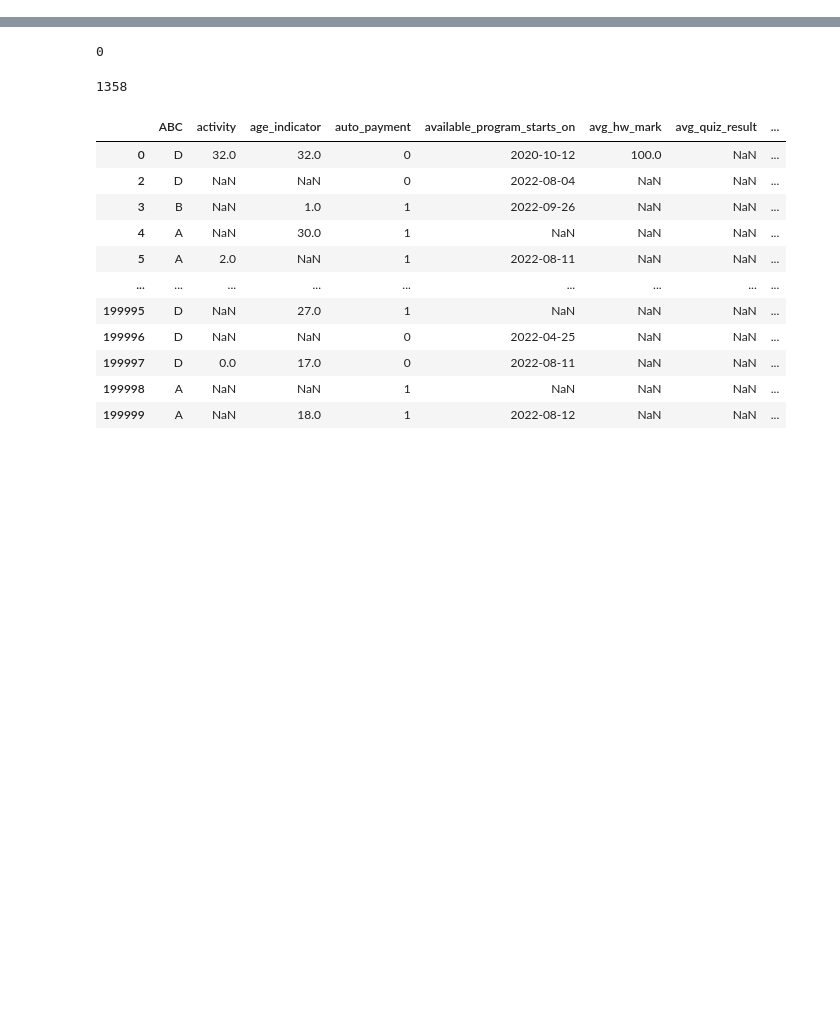
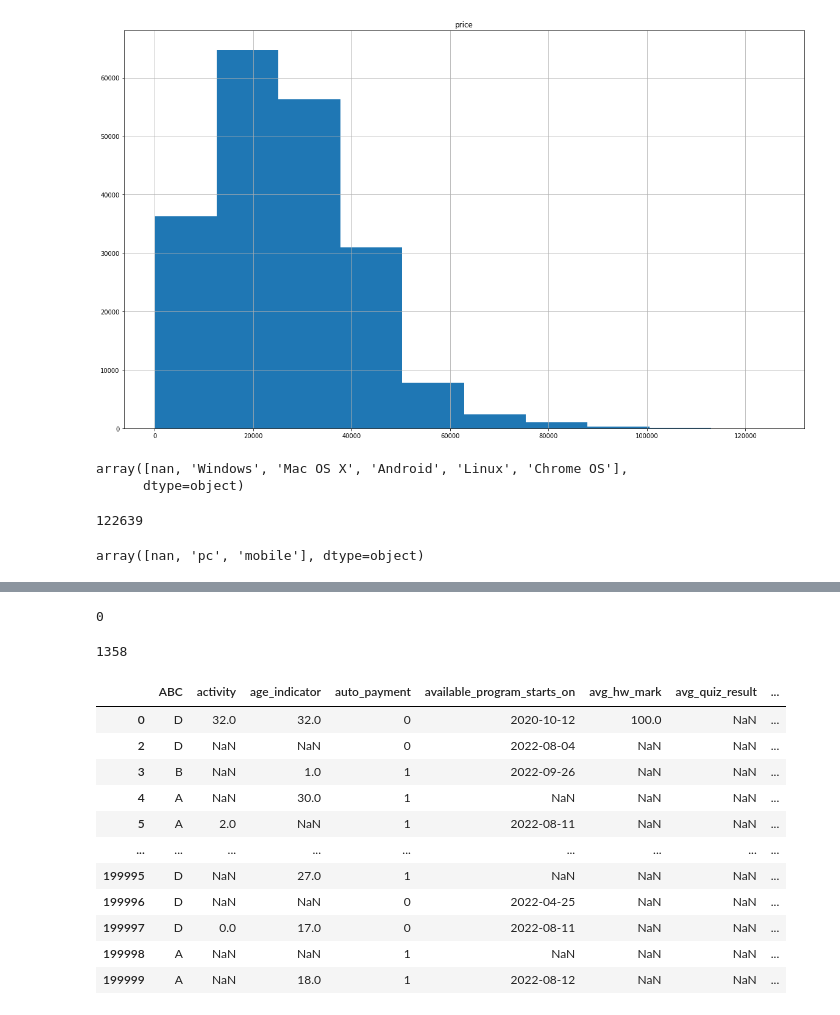
Before and after one commit to endovitskayaV/netology, a Jupyter notebook: explore.ipynb, the cells around one changed output, grey strips where cells are left out. Drawn from its saved outputs; the diff is of its cells as text; code cells hidden in the pictures; blank space fills up the shorter version.

```diff
--- a/explore.ipynb
+++ b/explore.ipynb
@@ -15,3 +15,7 @@ import time
 from datetime import datetime
 # %%
 df = pd.read_csv("./content/train_enriched.csv")
+# %%
+_ = df[["price"]].hist(figsize=(20,12))
+# %% [output]
+[figure, added]
@@ -17,0 +39,9 @@ df = pd.read_csv("./content/train_enriched.csv")
+# %%
+df.os.unique()
+# %% [output]
+array([nan, 'Windows', 'Mac OS X', 'Android', 'Linux', 'Chrome OS'],
+      dtype=object)
+# %%
+df.platform.isna().sum()
+# %% [output]
+122639
@@ -17,0 +50,4 @@ df = pd.read_csv("./content/train_enriched.csv")
+# %%
+df.platform.unique()
+# %% [output]
+array([nan, 'pc', 'mobile'], dtype=object)
```
Also changed, not shown: parts of 11 cells of this notebook, 9 other files.
